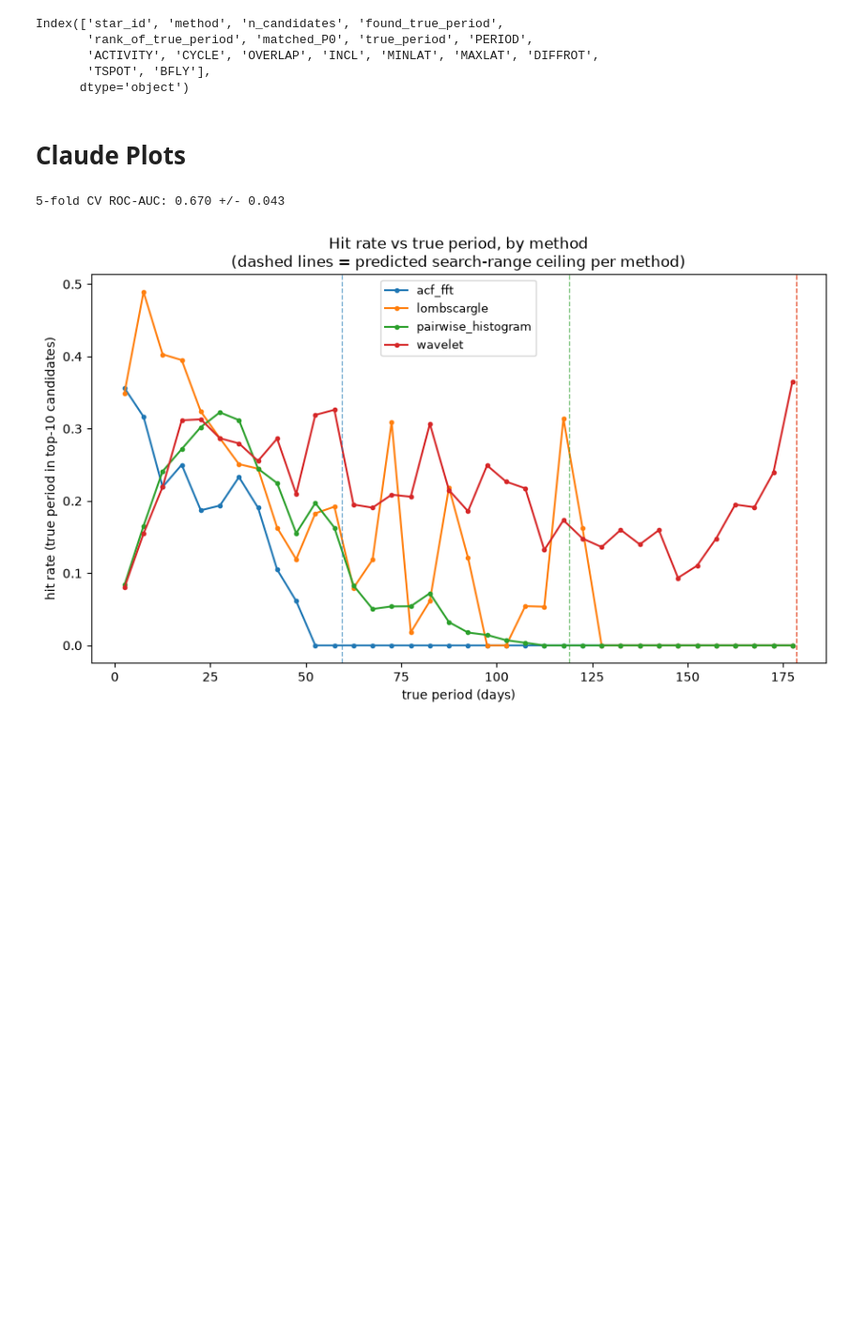
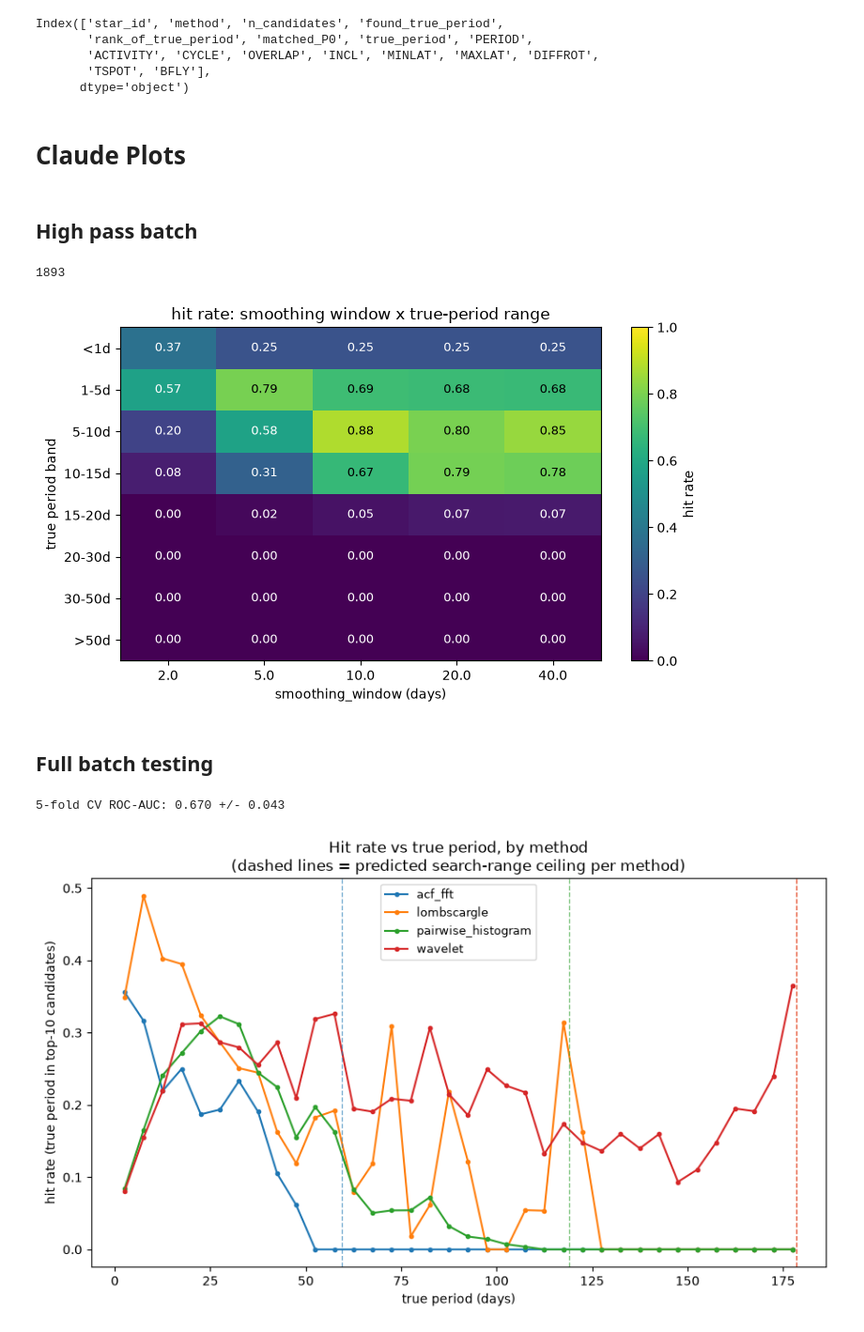
Before and after one commit to rae-holcomb/ss_redevelopment, a Jupyter notebook: analyze_batch_processing.ipynb, the cells around one changed output. Shown at 94% size. Cells and saved outputs as stored; diff of their text form; code cells hidden in the pictures; blank space fills up the shorter version.

Commit message:
Add batch test for acf fft highpass

```diff
--- a/analyze_batch_processing.ipynb
+++ b/analyze_batch_processing.ipynb
@@ -184,6 +187,56 @@ with open("fast_period_failures.txt", "w") as f:
     f.write("\n")
 # %% [markdown]
 # Claude Plots
+# %% [markdown]
+## High pass batch
+# %%
+DEFAULT_SMOOTH_WINDOWS = (2.0, 5.0, 10.0, 20.0, 40.0)
+DEFAULT_MAX_PERIOD = 15.0  # matches guess_acf_fft_highpass's own default
+PERIOD_BAND_EDGES = [0, 1, 5, 10, 15, 20, 30, 50, np.inf]
+PERIOD_BAND_LABELS = ["<1d", "1-5d", "5-10d", "10-15d", "15-20d", "20-30d", "30-50d", ">50d"]
+# %%
+len(np.unique(summary_df[summary_df.true_period > 20].star_id.values))
+# %% [output]
+1893
+# %%
+# from batch_test_act_fft_highpass import make_diagnostic_plots
+summary_df = pd.read_csv('results_products/batch2_highpass/summary.csv')
+windows = sorted(summary_df["smoothing_window"].unique())
+
+valid = summary_df.dropna(subset=["true_period"]).copy()
+if len(valid):
+    valid["period_band"] = pd.cut(
+        valid["true_period"], bins=PERIOD_BAND_EDGES, labels=PERIOD_BAND_LABELS
+    )
+    pivot = valid.pivot_table(
+        index="period_band", columns="smoothing_window",
+        values="found_true_period", aggfunc="mean", observed=True,
+    ).reindex(index=PERIOD_BAND_LABELS, columns=windows)
+
+    fig, ax = plt.subplots(figsize=(1.1 * len(windows) + 2, 4.5))
+    im = ax.imshow(pivot.values, aspect="auto", cmap="viridis", vmin=0, vmax=1)
+    ax.set_xticks(range(len(windows)))
+    ax.set_xticklabels(windows)
+    ax.set_yticks(range(len(PERIOD_BAND_LABELS)))
+    ax.set_yticklabels(PERIOD_BAND_LABELS)
+    ax.set_xlabel("smoothing_window (days)")
+    ax.set_ylabel("true period band")
+    ax.set_title("hit rate: smoothing window x true-period range")
+    for yi in range(pivot.shape[0]):
+        for xi in range(pivot.shape[1]):
+            v = pivot.values[yi, xi]
+            if np.isfinite(v):
+                ax.text(xi, yi, f"{v:.2f}", ha="center", va="center",
+                            color="white" if v < 0.6 else "black", fontsize=9)
+    fig.colorbar(im, ax=ax, label="hit rate")
+    fig.tight_layout()
+    # fig.savefig(outdir / "hit_rate_window_x_period.png", dpi=150)
+    plt.show();
+    plt.close(fig)
+# %% [output]
+[figure, added]
+# %% [markdown]
+## Full batch testing
 # %%
 # plotting functions from claude
 """
```
Also changed, not shown: parts of 1 cell of this notebook, 12 other files.
